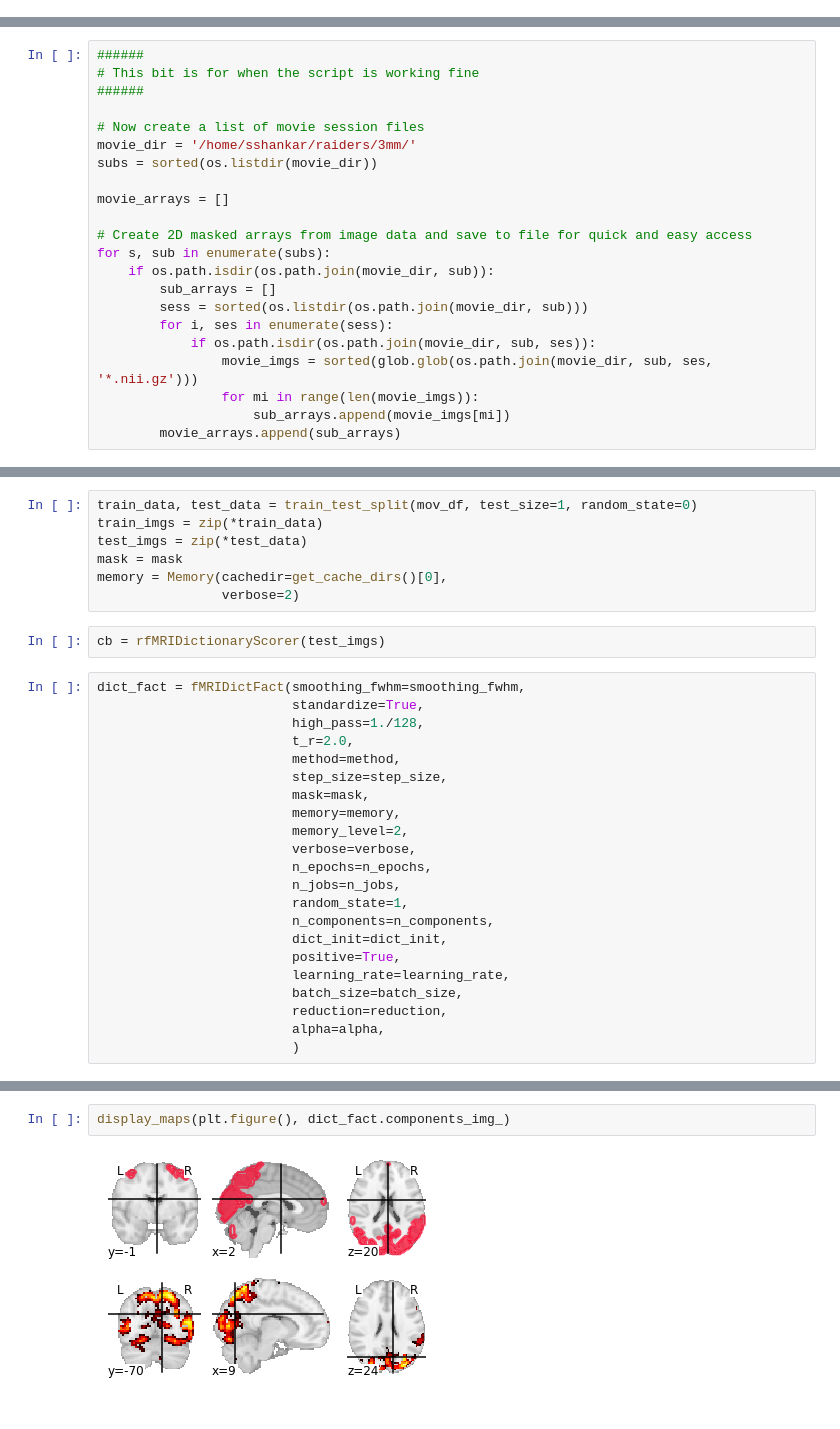
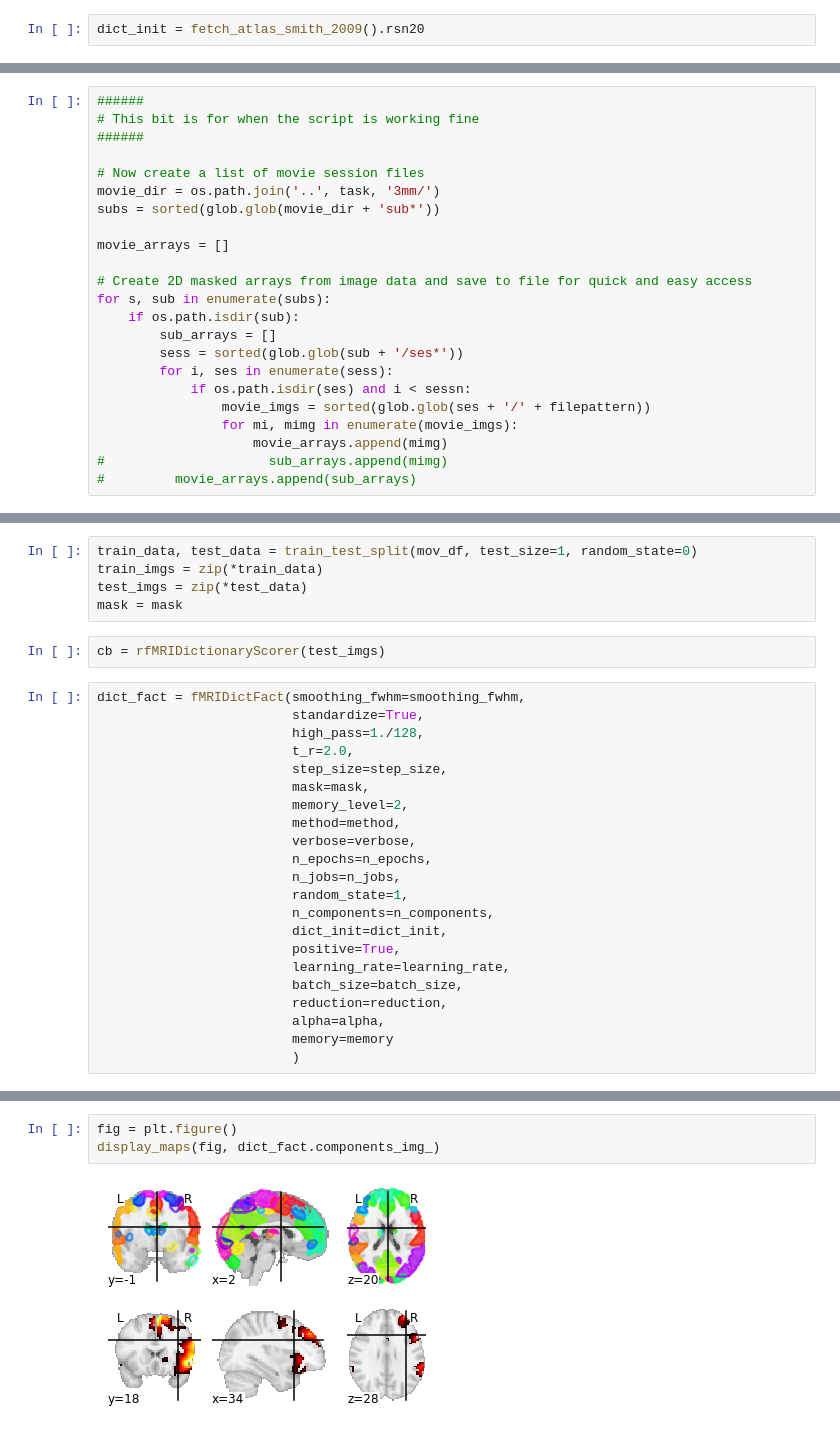
Before and after one commit to swaythe/IBC_scripts, a Jupyter notebook: MODL on videos.ipynb, the cells around one changed output, grey strips where cells are left out. Cells and saved outputs as stored; diff of their text form.

```diff
--- a/MODL on videos.ipynb
+++ b/MODL on videos.ipynb
@@ -37,3 +53,5 @@ dict_init = fetch_atlas_basc_multiscale_2015()['scale444']
+# %%
+dict_init = fetch_atlas_smith_2009().rsn20
 # %%
 from nilearn import image
 di = image.load_img(dict_init)
@@ -77,22 +91,23 @@ for s, sub in enumerate(subs):
 ######
 
 # Now create a list of movie session files
-movie_dir = '/home/sshankar/raiders/3mm/'
-subs = sorted(os.listdir(movie_dir))
+movie_dir = os.path.join('..', task, '3mm/')
+subs = sorted(glob.glob(movie_dir + 'sub*'))
 
 movie_arrays = []
 
 # Create 2D masked arrays from image data and save to file for quick and easy access
 for s, sub in enumerate(subs):
-    if os.path.isdir(os.path.join(movie_dir, sub)):
+    if os.path.isdir(sub):
         sub_arrays = []
-        sess = sorted(os.listdir(os.path.join(movie_dir, sub)))
+        sess = sorted(glob.glob(sub + '/ses*'))
         for i, ses in enumerate(sess):
-            if os.path.isdir(os.path.join(movie_dir, sub, ses)):
-                movie_imgs = sorted(glob.glob(os.path.join(movie_dir, sub, ses, '*.nii.gz')))
-                for mi in range(len(movie_imgs)):
-                    sub_arrays.append(movie_imgs[mi])
-        movie_arrays.append(sub_arrays)
+            if os.path.isdir(ses) and i < sessn:
+                movie_imgs = sorted(glob.glob(ses + '/' + filepattern))
+                for mi, mimg in enumerate(movie_imgs):
+                    movie_arrays.append(mimg)
+#                     sub_arrays.append(mimg)
+#         movie_arrays.append(sub_arrays)
 # %%
 movie_arrays
 # %%
@@ -107,8 +122,6 @@ train_data, test_data = train_test_split(mov_df, test_size=1, random_state=0)
 train_imgs = zip(*train_data)
 test_imgs = zip(*test_data)
 mask = mask
-memory = Memory(cachedir=get_cache_dirs()[0],
-                verbose=2)
 # %%
 cb = rfMRIDictionaryScorer(test_imgs)
 # %%
@@ -116,11 +129,10 @@ dict_fact = fMRIDictFact(smoothing_fwhm=smoothing_fwhm,
                          standardize=True,
                          high_pass=1./128,
                          t_r=2.0,
-                         method=method,
                          step_size=step_size,
                          mask=mask,
-                         memory=memory,
                          memory_level=2,
+                         method=method,
                          verbose=verbose,
                          n_epochs=n_epochs,
                          n_jobs=n_jobs,
@@ -132,6 +144,7 @@ dict_fact = fMRIDictFact(smoothing_fwhm=smoothing_fwhm,
                          batch_size=batch_size,
                          reduction=reduction,
                          alpha=alpha,
+                         memory=memory
                          )
 # %%
 files_ = tuple([x[0] for x in mov_df])
@@ -227,4 +215,5 @@ dict_fact.components_img_.shape
 # %%
-display_maps(plt.figure(), dict_fact.components_img_)
+fig = plt.figure()
+display_maps(fig, dict_fact.components_img_)
 # %% [output]
-[figure, old version]
+[figure, new version]
```
Also changed, not shown: parts of 24 cells of this notebook, 5 other files.
